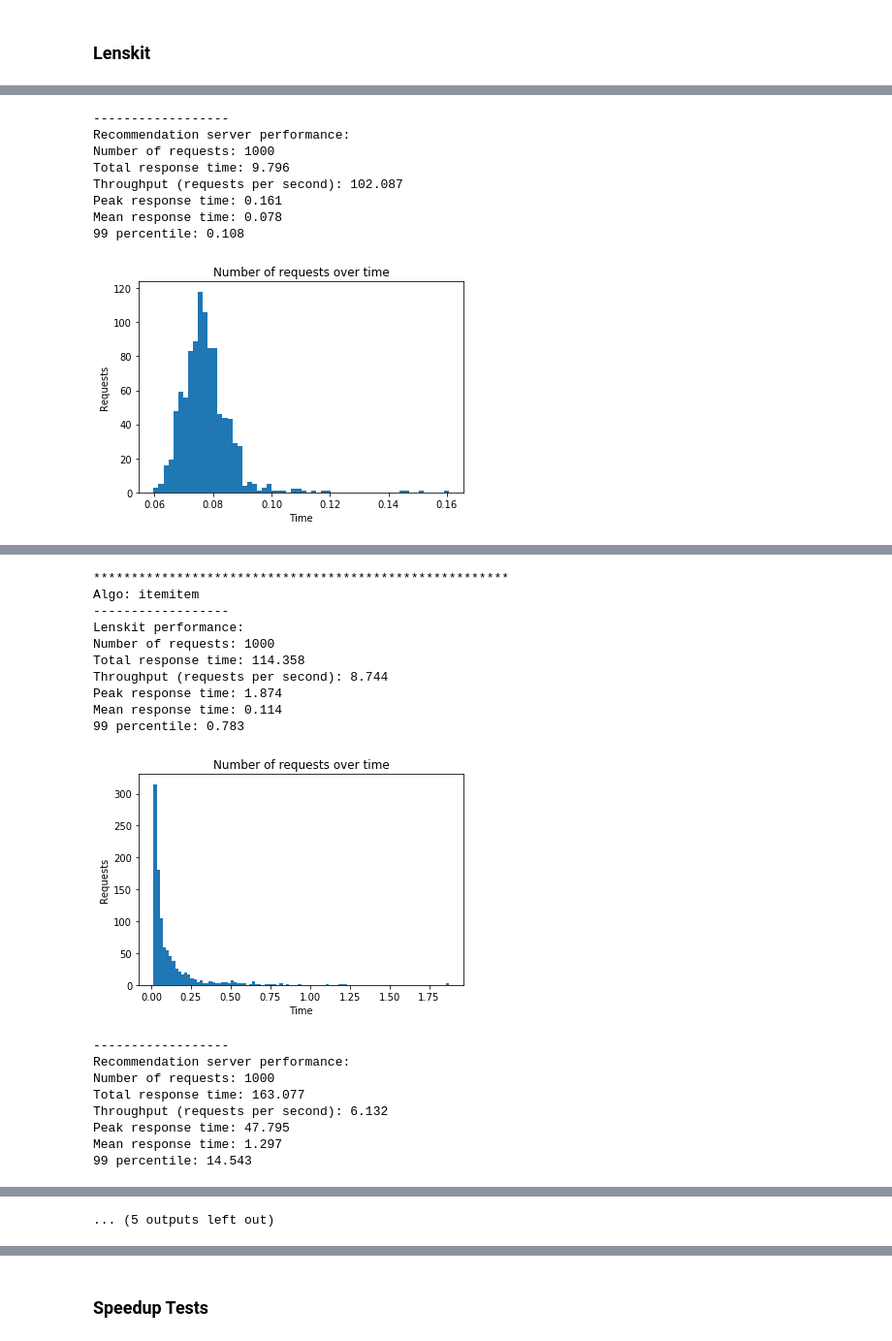
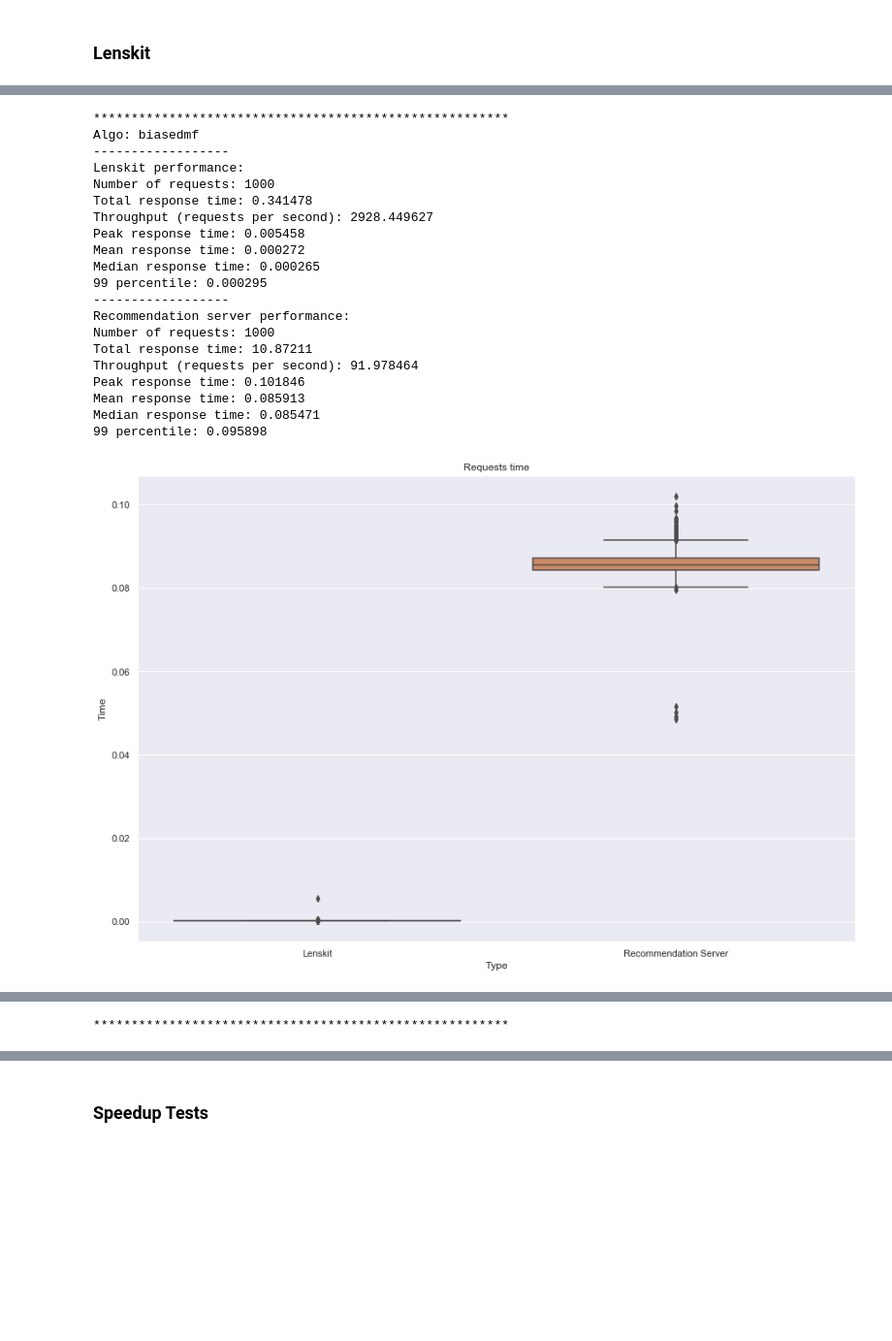
Before and after one commit to lenskit/lk-rec-server, a Jupyter notebook: doc/performance.ipynb, the cells around one changed output, grey strips where cells are left out. Shown at 97% size. Cells and saved outputs as stored; diff of their text form; code cells hidden in the pictures; blank space fills up the shorter version.

```diff
--- a/doc/performance.ipynb
+++ b/doc/performance.ipynb
@@ -153,6 +164,14 @@ Mean response time: 0.007
 ---------------------
 # %% [markdown]
 ### Lenskit
+# %%
+def create_df_lk(file_name, algo, type_result):
+    obj = pickle.load(open(results_folder + file_name, "rb"))
+    df = pd.DataFrame(obj['times'])
+    df['Type'] = type_result
+    df['Algorithm'] = algo
+    df.rename(columns={0:'Time'}, inplace=True)
+    return df
 # %%
 for lk_recserver_algo in lk_recserver_algos:
     print(f'Algo: {lk_recserver_algo}')
@@ -160,12 +179,23 @@ for lk_recserver_algo in lk_recserver_algos:
     print('Lenskit performance:')
     file_name = f'lkpy_{lk_recserver_algo}_num_req_{num_requests}.pickle'
     print_stats_from_file(file_name)
-    hist_numbers(file_name)
+#    hist_numbers(file_name)
     print('------------------')
     print('Recommendation server performance:')
     file_name = f'preds_{lk_recserver_algo}_against_lkpy_workers_4_num_req_{num_requests}.pickle'
     print_stats_from_file(file_name)
-    hist_numbers(file_name)
+#    hist_numbers(file_name)
+
+    # boxplot
+    df = pd.DataFrame({'Times': [], 'Type': [], 'Algorithm': []})
+    file_name = f'lkpy_{lk_recserver_algo}_num_req_{num_requests}.pickle'
+    df = df.append(create_df_lk(file_name, lk_recserver_algo, 'Lenskit'), ignore_index=True)
+    file_name = f'preds_{lk_recserver_algo}_against_lkpy_workers_4_num_req_{num_requests}.pickle'
+    df = df.append(create_df_lk(file_name, lk_recserver_algo, 'Recommendation Server'), ignore_index=True)
+    plt.title('Requests time')
+    ax = sns.boxplot(x="Type", y="Time", data=df)
+    plt.show()
+
     print('*******************************************************')
 # %% [output]
 Algo: bias
@@ -181,10 +221,22 @@ Mean response time: 0.0
+*******************************************************
+Algo: biasedmf
+------------------
+Lenskit performance:
+Number of requests: 1000
+Total response time: 0.341478
+Throughput (requests per second): 2928.449627
+Peak response time: 0.005458
+Mean response time: 0.000272
+Median response time: 0.000265
+99 percentile: 0.000295
 ------------------
 Recommendation server performance:
 Number of requests: 1000
-Total response time: 9.796
-Throughput (requests per second): 102.087
-Peak response time: 0.161
-Mean response time: 0.078
-99 percentile: 0.108
+Total response time: 10.87211
+Throughput (requests per second): 91.978464
+Peak response time: 0.101846
+Mean response time: 0.085913
+Median response time: 0.085471
+99 percentile: 0.095898
-[figure, old version]
+[figure, new version]
 *******************************************************
@@ -210,19 +284 @@ Mean response time: 0.083
 *******************************************************
-Algo: itemitem
-------------------
-Lenskit performance:
-Number of requests: 1000
-Total response time: 114.358
-Throughput (requests per second): 8.744
-Peak response time: 1.874
-Mean response time: 0.114
-99 percentile: 0.783
-[figure, removed]
-------------------
-Recommendation server performance:
-Number of requests: 1000
-Total response time: 163.077
-Throughput (requests per second): 6.132
-Peak response time: 47.795
-Mean response time: 1.297
-99 percentile: 14.543
@@ -230 +284,0 @@ Mean response time: 1.297
-... (5 outputs left out)
```
Also changed, not shown: parts of 15 cells of this notebook, 10 other files.
